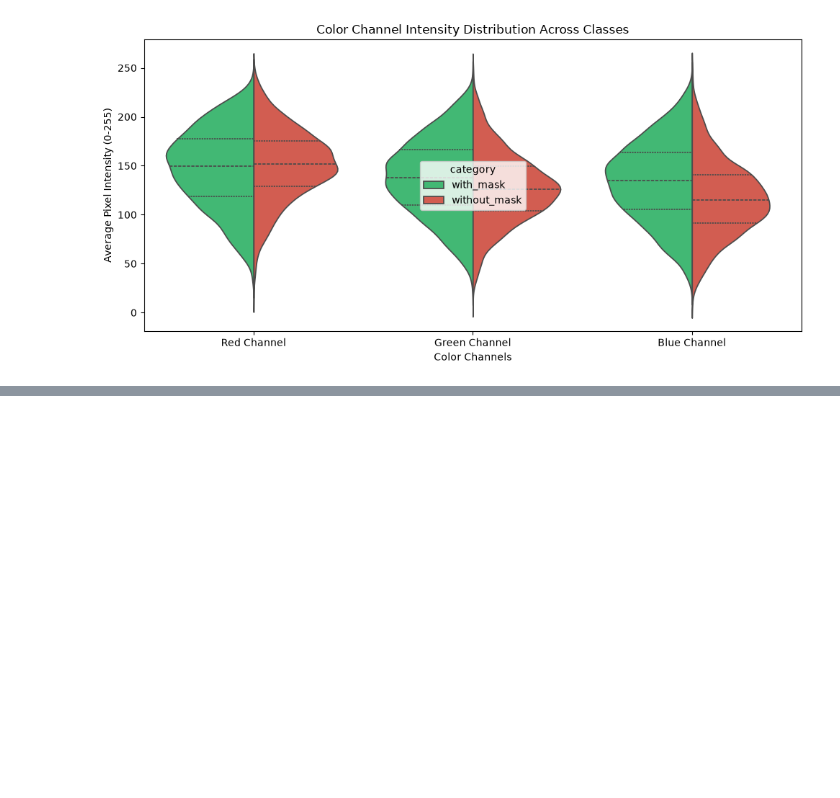
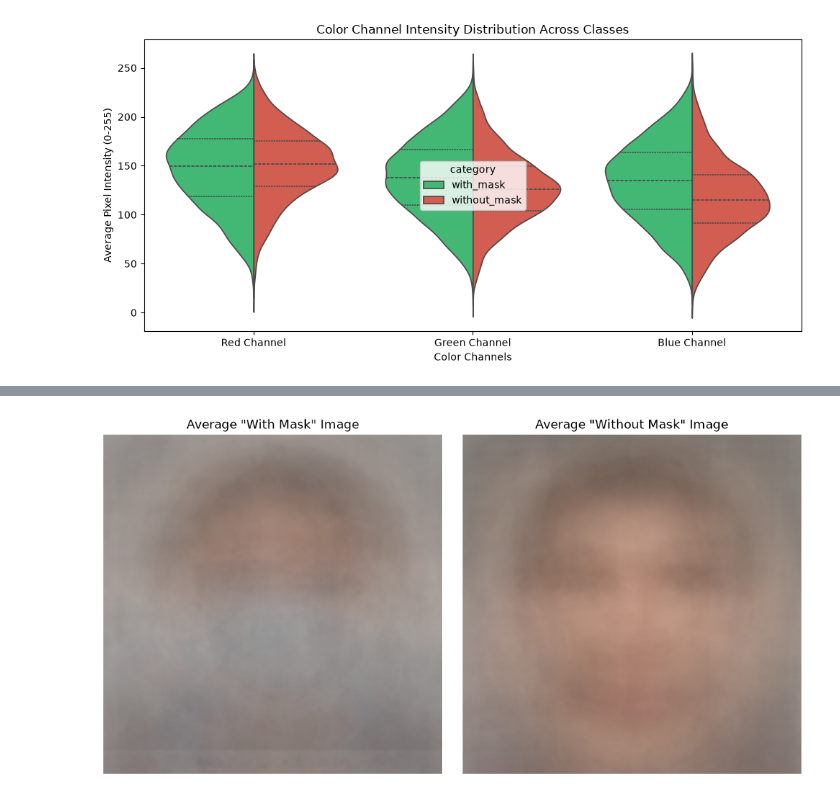
Before and after one commit to umandathathsarani/Face-Mask-Detector, a Jupyter notebook: notebooks/00_eda_visualization.ipynb, the cells around one changed output, grey strips where cells are left out. Saved outputs shown, nothing was run; the diff lists cells and outputs as text; code cells hidden in the pictures; blank space fills up the shorter version.

```diff
--- a/notebooks/00_eda_visualization.ipynb
+++ b/notebooks/00_eda_visualization.ipynb
@@ -125,0 +151,47 @@ plt.show()
+# %%
+import random
+
+def get_average_image(category, sample_size=300, target_size=(224, 224)):
+    folder_path = os.path.join(data_dir, category)
+    image_files = os.listdir(folder_path)
+
+    # Take a random sample to save memory
+    sample_files = random.sample(image_files, min(sample_size, len(image_files)))
+
+    # Initialize a tensor of zeros to hold the sum of all images
+    avg_img_array = np.zeros((target_size[1], target_size[0], 3), dtype=np.float64)
+    valid_images = 0
+
+    for img_name in sample_files:
+        img_path = os.path.join(folder_path, img_name)
+        try:
+            with Image.open(img_path) as img:
+                img = img.resize(target_size).convert('RGB')
+                avg_img_array += np.array(img, dtype=np.float64)
+                valid_images += 1
+        except:
+            continue
+
+    # Divide by the number of images to get the average, and convert back to 8-bit integers
+    avg_img_array = (avg_img_array / valid_images).astype(np.uint8)
+    return avg_img_array
+
+# Generate the average images
+avg_with_mask = get_average_image("with_mask")
+avg_without_mask = get_average_image("without_mask")
+
+# Plot them side by side
+fig, axes = plt.subplots(1, 2, figsize=(10, 5))
+
+axes[0].imshow(avg_with_mask)
+axes[0].set_title('Average "With Mask" Image')
+axes[0].axis('off')
+
+axes[1].imshow(avg_without_mask)
+axes[1].set_title('Average "Without Mask" Image')
+axes[1].axis('off')
+
+plt.tight_layout()
+plt.show()
+# %% [output]
+[figure, added]
```
Also changed, not shown: parts of 3 cells of this notebook.
